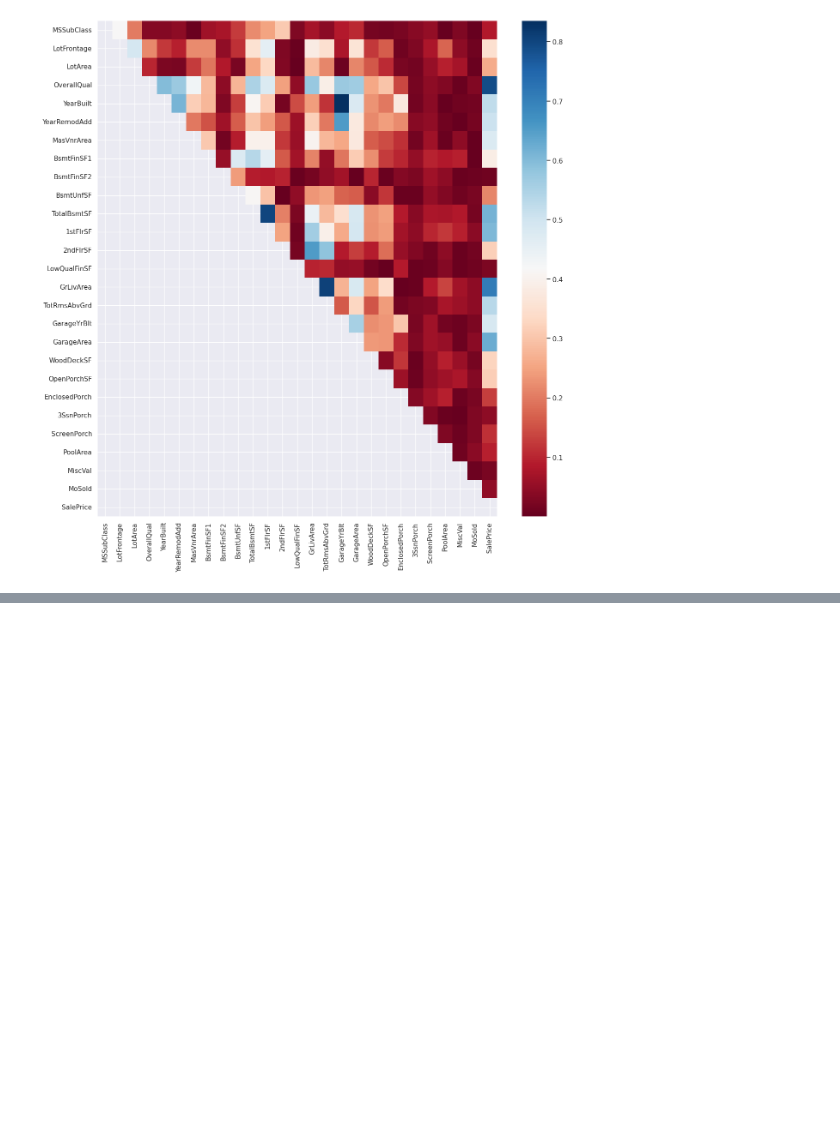
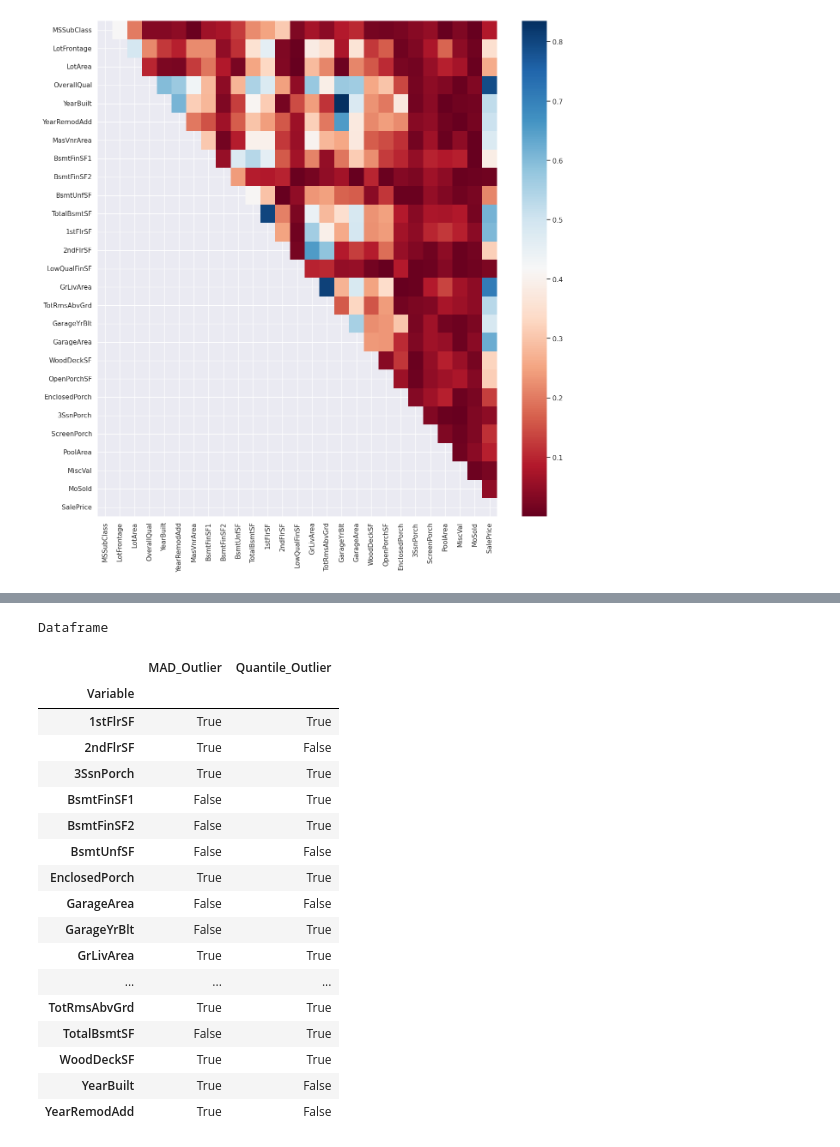
Before and after one commit to esmanuray/DataAnalysis101, a Jupyter notebook: HousePrice/houseprice.ipynb, the cells around one changed output, grey strips where cells are left out. Saved outputs shown, nothing was run; the diff lists cells and outputs as text; code cells hidden in the pictures; blank space fills up the shorter version.

Commit message:
Kaggle Notebook | House Prices | Version 3 | add outlier analysis

```diff
--- a/HousePrice/houseprice.ipynb
+++ b/HousePrice/houseprice.ipynb
@@ -234,0 +249,6 @@ Name: SalePrice, dtype: float64
+# %%
+for col in cat_cols:
+    target_summary_cat_barplot(dataframe=df, target="SalePrice", categorial_col=col, plot=False)
+
+for col in cat_cols:
+    target_summary_cat_scatterplot(dataframe=df, target="SalePrice", categorial_col=col, plot=False)
@@ -257,0 +332,57 @@ high_corr_col=high_corr_heatmap(df[num_cols], threshold=0.75, plot=True)
+# %%
+def check_outlier(dataframe, col_name, funcName):
+    low_limit, up_limit = funcName(dataframe, col_name)
+    if dataframe[(dataframe[col_name] > up_limit) | (dataframe[col_name] < low_limit)].any(axis=None):
+        return True
+    else:
+        return False
+# %%
+def view_outlier_method(dataframe, cols):
+    outlier_results = []
+    for col in cols:
+        if col != "SalePrice":
+            quantile_outlier = check_outlier(dataframe, col, outlier_thresholds_withQuantile)
+            mad_outlier = check_outlier(dataframe, col, outlier_thresholds_withMAD)
+            outlier_results.append([col, quantile_outlier, mad_outlier])
+
+    outlier_df = pd.DataFrame(outlier_results, columns=["Variable", "Quantile_Outlier", "MAD_Outlier"])
+
+
+    pivot_table = outlier_df.pivot_table(index="Variable", values=["Quantile_Outlier", "MAD_Outlier"],
+                                         aggfunc=lambda x: x)
+    return pivot_table
+# %%
+def replace_with_thresholds(dataframe, variable, funcName):
+    low_limit, up_limit = funcName(dataframe, variable)
+    dataframe.loc[(dataframe[variable] < low_limit), variable] = low_limit
+    dataframe.loc[(dataframe[variable] > up_limit), variable] = up_limit
+# %%
+df_MAD = df.copy()
+df_quantile = df.copy()
+for col in num_cols:
+    if col != "SalePrice":
+        replace_with_thresholds(df_quantile, col, outlier_thresholds_withQuantile)
+        replace_with_thresholds(df_MAD, col, outlier_thresholds_withMAD)
+
+print("Dataframe")
+view_outlier_method(df,num_cols)
+# %% [output]
+Dataframe
+|  | MAD_Outlier | Quantile_Outlier |
+| Variable |  |  |
+| 1stFlrSF | True | True |
+| 2ndFlrSF | True | False |
+| 3SsnPorch | True | True |
+| BsmtFinSF1 | False | True |
+| BsmtFinSF2 | False | True |
+| BsmtUnfSF | False | False |
+| EnclosedPorch | True | True |
+| GarageArea | False | False |
+| GarageYrBlt | False | True |
+| GrLivArea | True | True |
+| ... | ... | ... |
+| TotRmsAbvGrd | True | True |
+| TotalBsmtSF | False | True |
+| WoodDeckSF | True | True |
+| YearBuilt | True | False |
+| YearRemodAdd | True | False |
```
Also changed, not shown: parts of 10 cells of this notebook.
